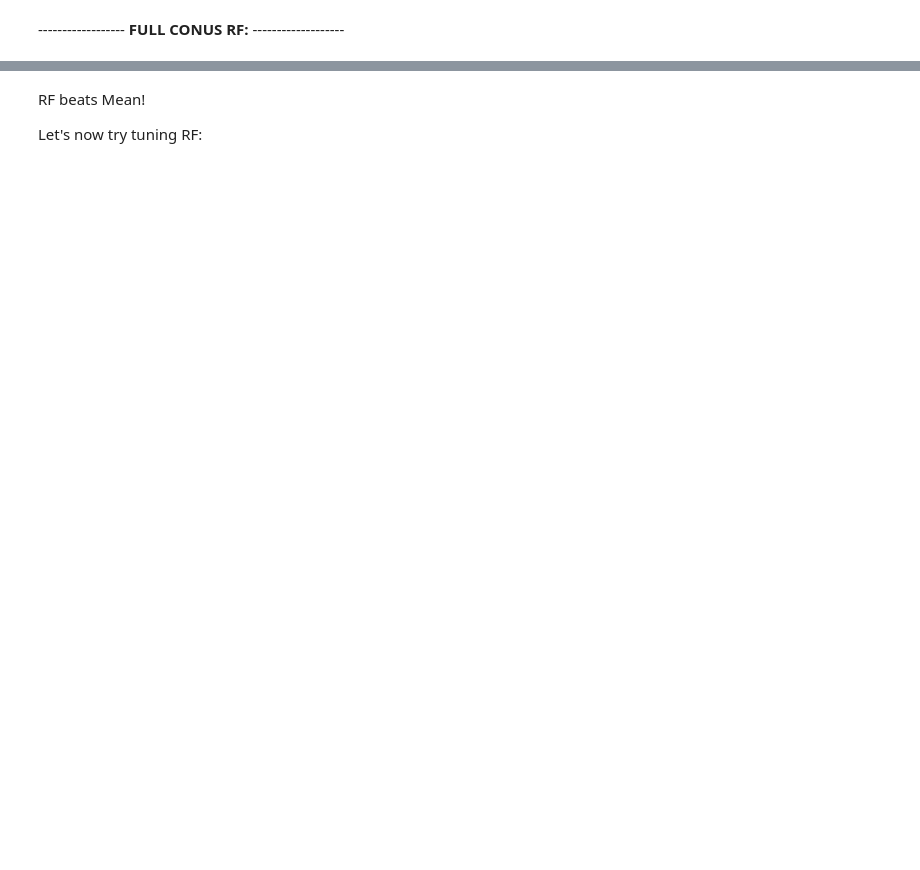
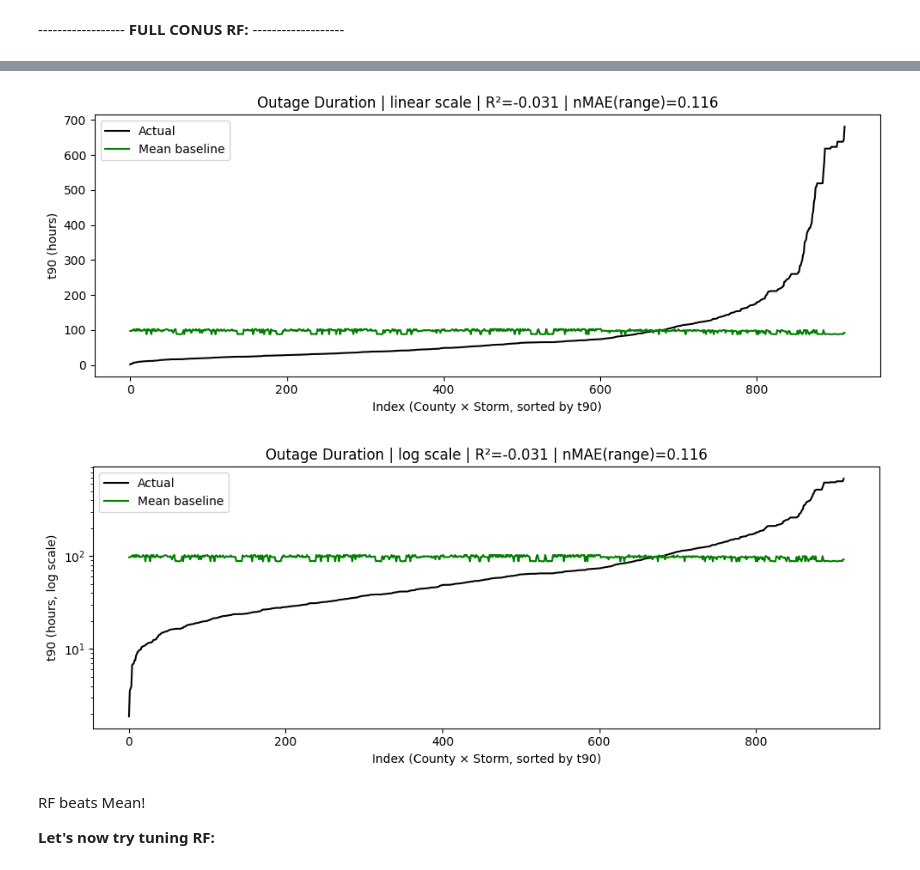
Before and after one commit to lukemccarvill/outage-recovery-forecasting, a Jupyter notebook: python_scripts/CONUS_modelling.ipynb, the cells around one changed output, grey strips where cells are left out. Cells and saved outputs as stored; diff of their text form; code cells hidden in the pictures; blank space fills up the shorter version.

```diff
--- a/python_scripts/CONUS_modelling.ipynb
+++ b/python_scripts/CONUS_modelling.ipynb
@@ -606,0 +711,76 @@ Per-storm diagnostics:
+# %%
+from sklearn.metrics import mean_absolute_error, mean_squared_error, r2_score
+import numpy as np
+import matplotlib.pyplot as plt
+
+# Match predictions to the dataframe used to generate them
+df_plot = event_df.copy()
+y_true = df_plot["t90"].to_numpy()
+y_pred = np.asarray(pred_mean)
+
+# Keep only finite pairs
+mask = np.isfinite(y_true) & np.isfinite(y_pred)
+y_true = y_true[mask]
+y_pred = y_pred[mask]
+
+# Metrics on the original scale
+mae = mean_absolute_error(y_true, y_pred)
+rmse = np.sqrt(mean_squared_error(y_true, y_pred))
+r2 = r2_score(y_true, y_pred)
+
+y_range = np.max(y_true) - np.min(y_true)
+y_mean = np.mean(y_true)
+y_std = np.std(y_true, ddof=0)
+y_var = np.var(y_true, ddof=0)
+
+nmae_range = mae / y_range if y_range > 0 else np.nan
+nmae_mean = mae / y_mean if y_mean > 0 else np.nan
+nrmse_std = rmse / y_std if y_std > 0 else np.nan
+nmse_var = (rmse ** 2) / y_var if y_var > 0 else np.nan
+
+print("CONUS LOSO mean baseline metrics:")
+print(f"MAE:  {mae:.3f} hours")
+print(f"RMSE: {rmse:.3f} hours")
+print(f"R^2:  {r2:.3f}")
+print()
+print("Normalized metrics:")
+print(f"nMAE / range: {nmae_range:.3f}")
+print(f"nMAE / mean:   {nmae_mean:.3f}")
+print(f"nRMSE / std:    {nrmse_std:.3f}")
+print(f"NMSE / var:     {nmse_var:.3f}")
+
+# Sort by actual t90
+order = np.argsort(y_true)
+y_sorted = y_true[order]
+pred_sorted = y_pred[order]
+x = np.arange(len(y_sorted))
+
+# Linear scale
+plt.figure(figsize=(10, 4))
+plt.plot(x, y_sorted, color="black", label="Actual")
+plt.plot(x, pred_sorted, color="green", label="Mean baseline")
+
+plt.xlabel("Index (County × Storm, sorted by t90)")
+plt.ylabel("t90 (hours)")
+plt.title(f"Outage Duration | linear scale | R²={r2:.3f} | nMAE(range)={nmae_range:.3f}")
+plt.legend()
+plt.tight_layout()
+plt.show()
+
+# Log scale
+eps = 1e-6
+y_sorted_log = np.clip(y_sorted, eps, None)
+pred_sorted_log = np.clip(pred_sorted, eps, None)
+
+plt.figure(figsize=(10, 4))
+plt.plot(x, y_sorted_log, color="black", label="Actual")
+plt.plot(x, pred_sorted_log, color="green", label="Mean baseline")
+
+plt.yscale("log")
+plt.xlabel("Index (County × Storm, sorted by t90)")
+plt.ylabel("t90 (hours, log scale)")
+plt.title(f"Outage Duration | log scale | R²={r2:.3f} | nMAE(range)={nmae_range:.3f}")
+plt.legend()
+plt.tight_layout()
+plt.show()
+# %% [output]
@@ -607,7 +797,9 @@ Per-storm diagnostics:
+[figure, added]
+[figure, added]
 # %% [markdown]
 RF beats Mean!
 
-Let's now try tuning RF:
+**Let's now try tuning RF:**
 # %%
 # --- CONUS LOSO tuned RF with progress bar ---
 
```
Also changed, not shown: parts of 17 cells of this notebook, 12 other files.
